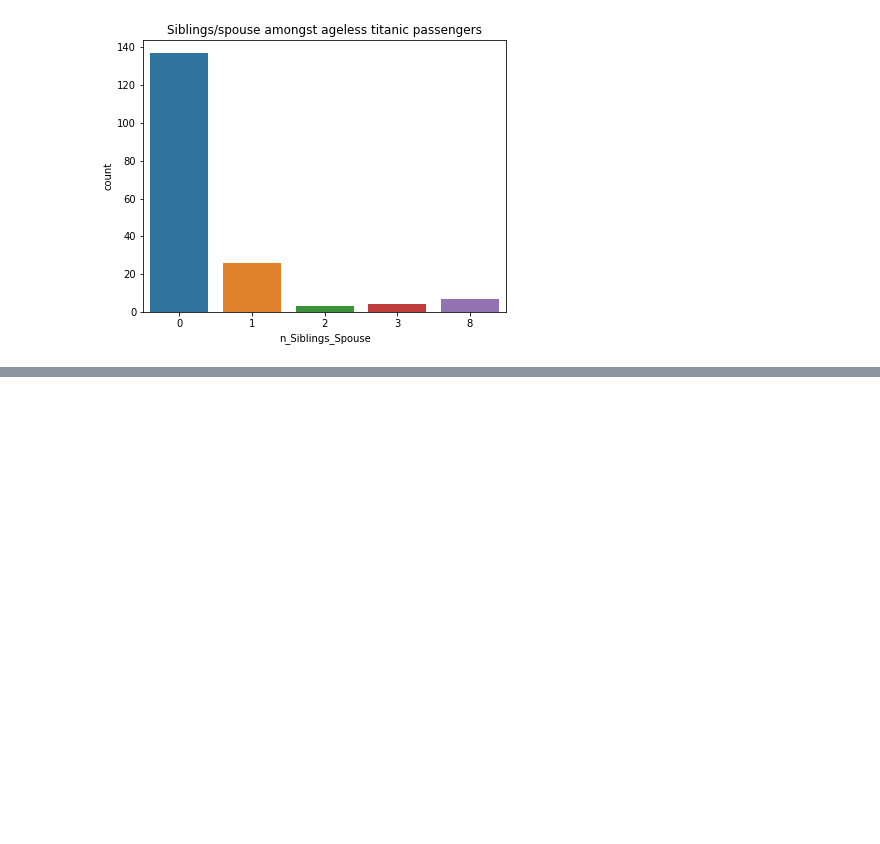
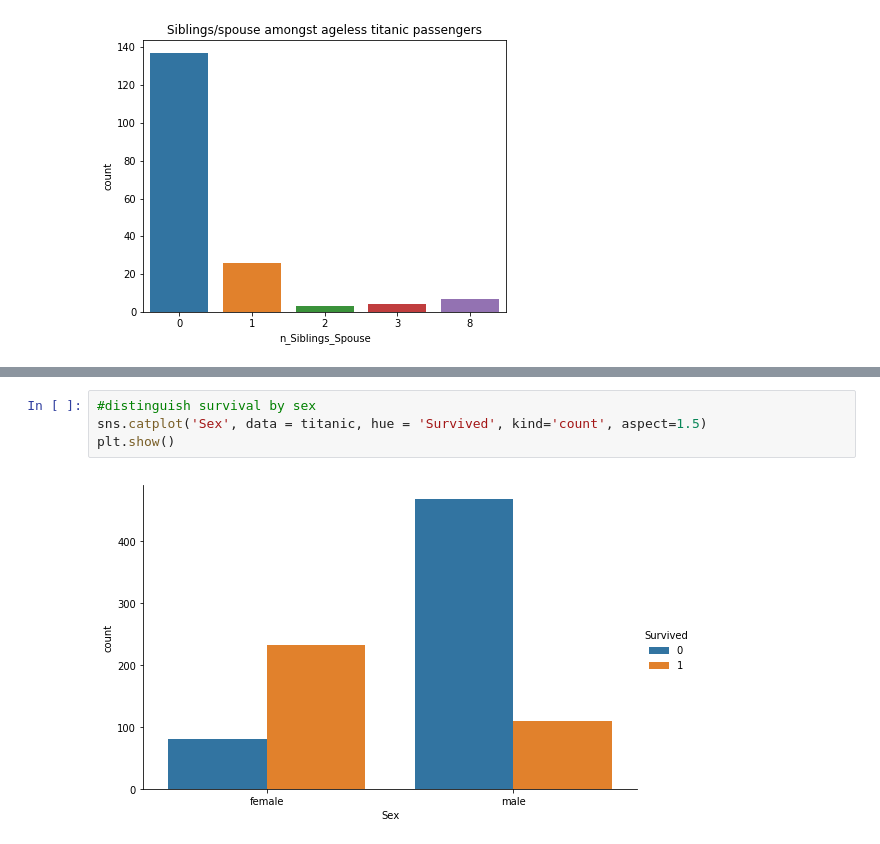
Before and after one commit to JJeroenjeroen/Titanic-Survival, a Jupyter notebook: Code/Titanic Exploratory Analysis.ipynb, the cells around one changed output, grey strips where cells are left out. Drawn from its saved outputs; the diff is of its cells as text; blank space fills up the shorter version.

Commit message:
Titanic

```diff
--- a/Code/Titanic Exploratory Analysis.ipynb
+++ b/Code/Titanic Exploratory Analysis.ipynb
@@ -297,0 +301,6 @@ People seem to be slightly more on themselves compared to the full dataset. The
+# %%
+#distinguish survival by sex
+sns.catplot('Sex', data = titanic, hue = 'Survived', kind='count', aspect=1.5)
+plt.show()
+# %% [output]
+[figure, added]
```
Also changed, not shown: parts of 17 cells of this notebook.
